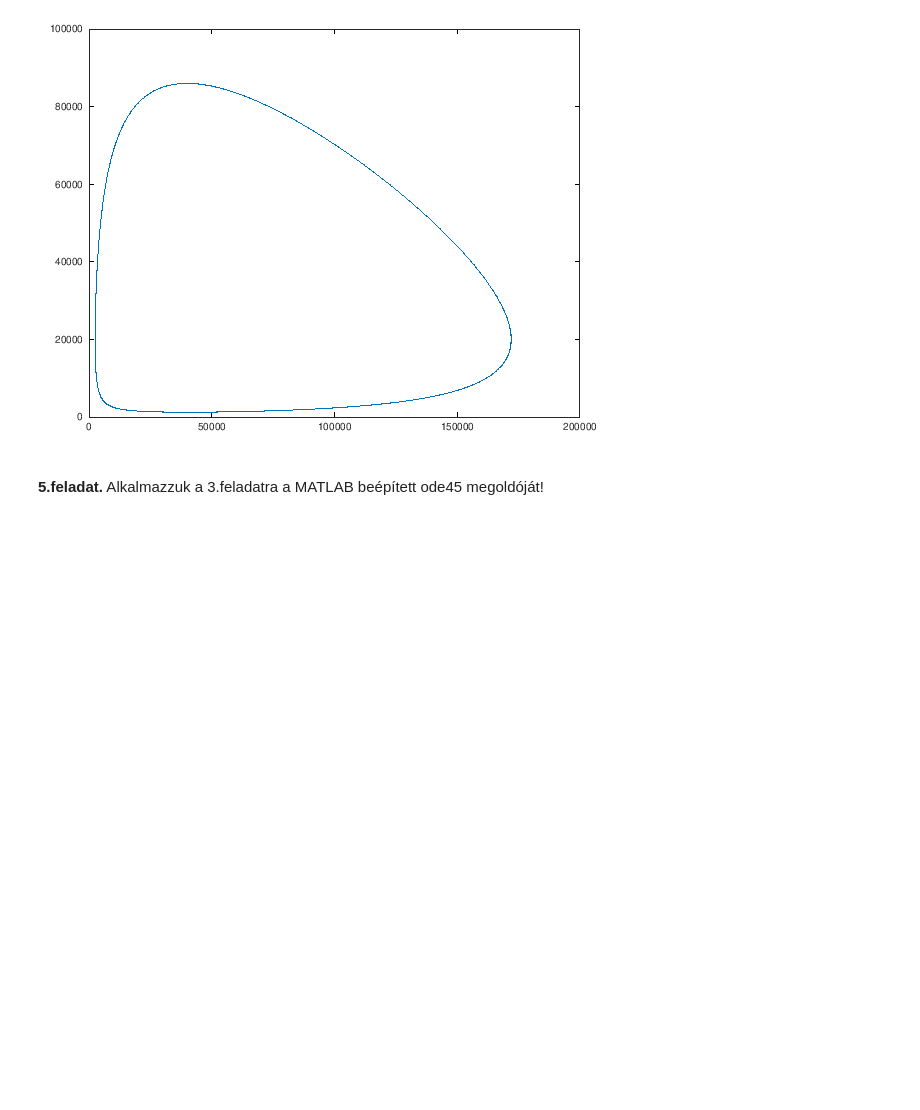
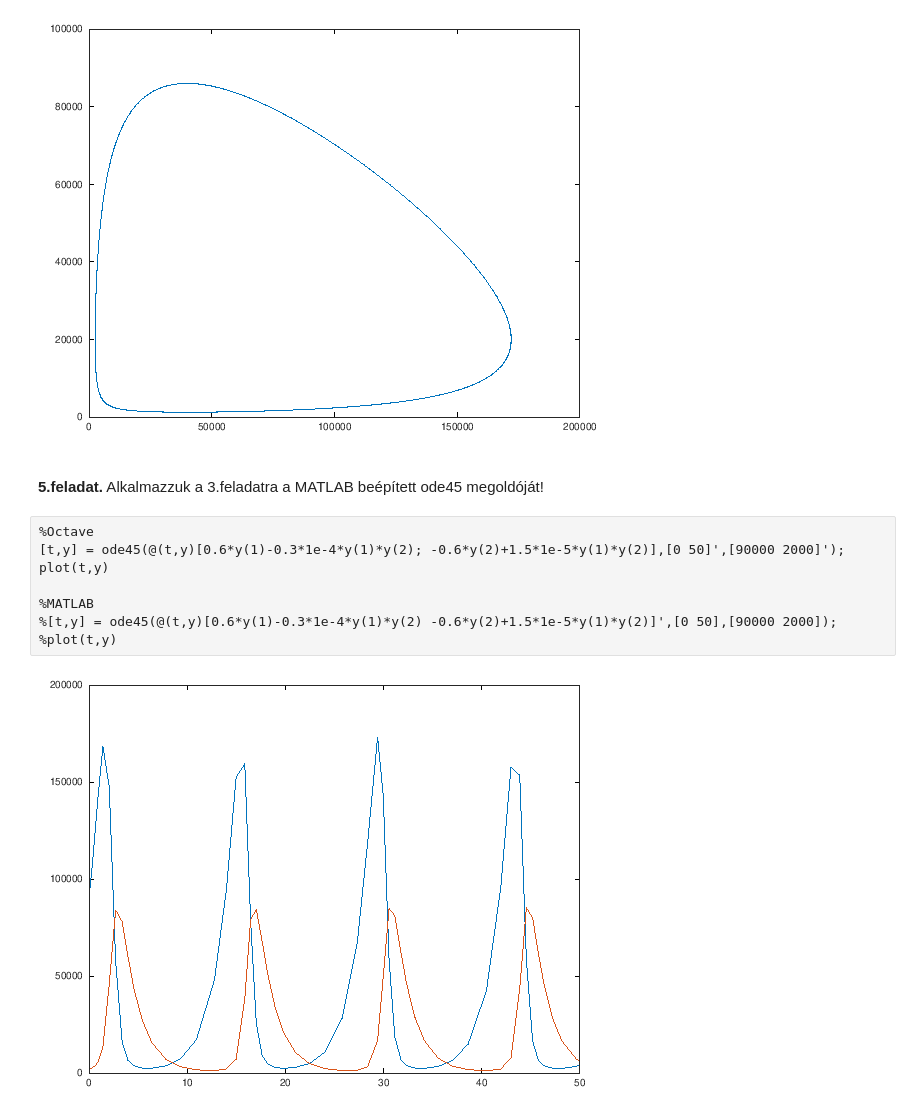
Before and after one commit to feipaat/AlkalmazottAnalizis2_Sz-ELTE-, a Jupyter notebook: 4.feladatsor.ipynb, the cells around one changed output. Drawn from its saved outputs; the diff is of its cells as text; blank space fills up the shorter version.

```diff
--- a/4.feladatsor.ipynb
+++ b/4.feladatsor.ipynb
@@ -85,3 +89,13 @@ plot(y(1,:),y(2,:))
 
 <b>5.feladat.</b> Alkalmazzuk a 3.feladatra a MATLAB beépített ode45 megoldóját!
 <br>
+# %%
+%Octave
+[t,y] = ode45(@(t,y)[0.6*y(1)-0.3*1e-4*y(1)*y(2); -0.6*y(2)+1.5*1e-5*y(1)*y(2)],[0 50]',[90000 2000]');
+plot(t,y)
+
+%MATLAB
+%[t,y] = ode45(@(t,y)[0.6*y(1)-0.3*1e-4*y(1)*y(2) -0.6*y(2)+1.5*1e-5*y(1)*y(2)]',[0 50],[90000 2000]);
+%plot(t,y)
+# %% [output]
+[figure, added]
```
Also changed, not shown: parts of 1 cell of this notebook, 3 other files.
